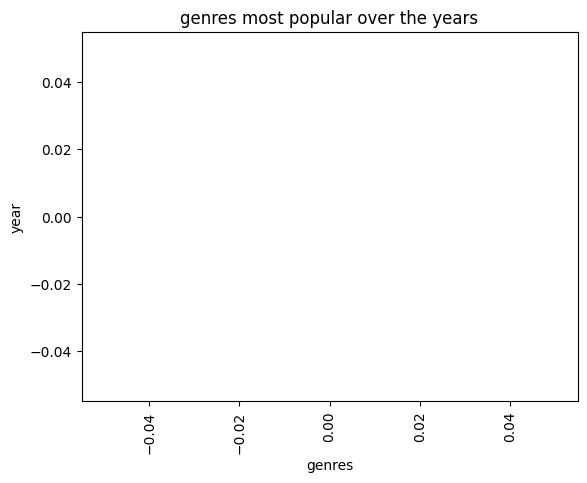
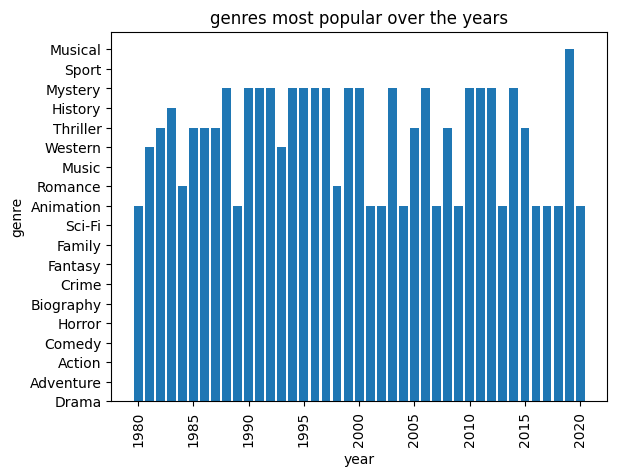
The change to this notebook cell's code, shown as a diff; its figure went from the first image to the second:
--- before
+++ after
@@ -1,8 +1,8 @@
-x = movies[movies['genre'] == 'Horror and Action']
-y = x[['year']]
-plt.bar(x['genre'], y)
+x = movies['year']
+y = movies['genre']
+plt.bar(x, y)
 plt.title('genres most popular over the years')
-plt.xlabel('genres')
-plt.ylabel('year')
+plt.xlabel('year')
+plt.ylabel('genre')
 plt.xticks(rotation = 90)
 plt.show()

Commit: process of my data